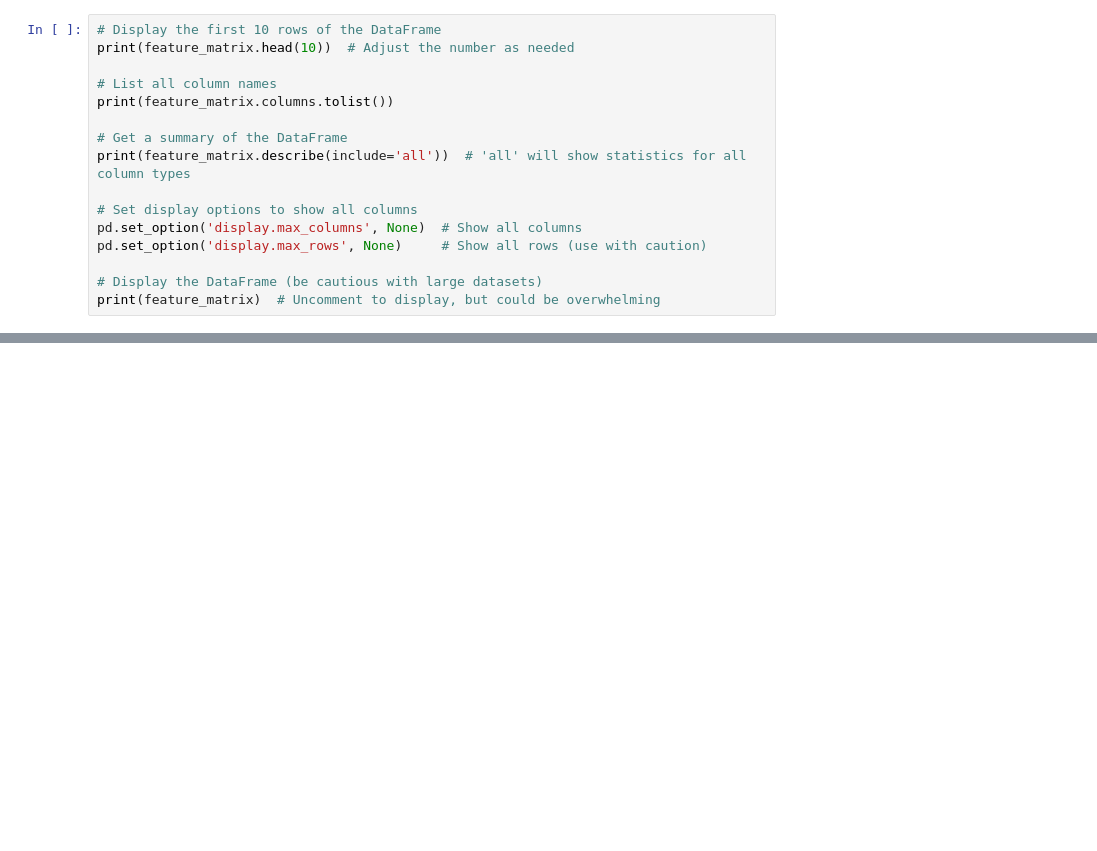
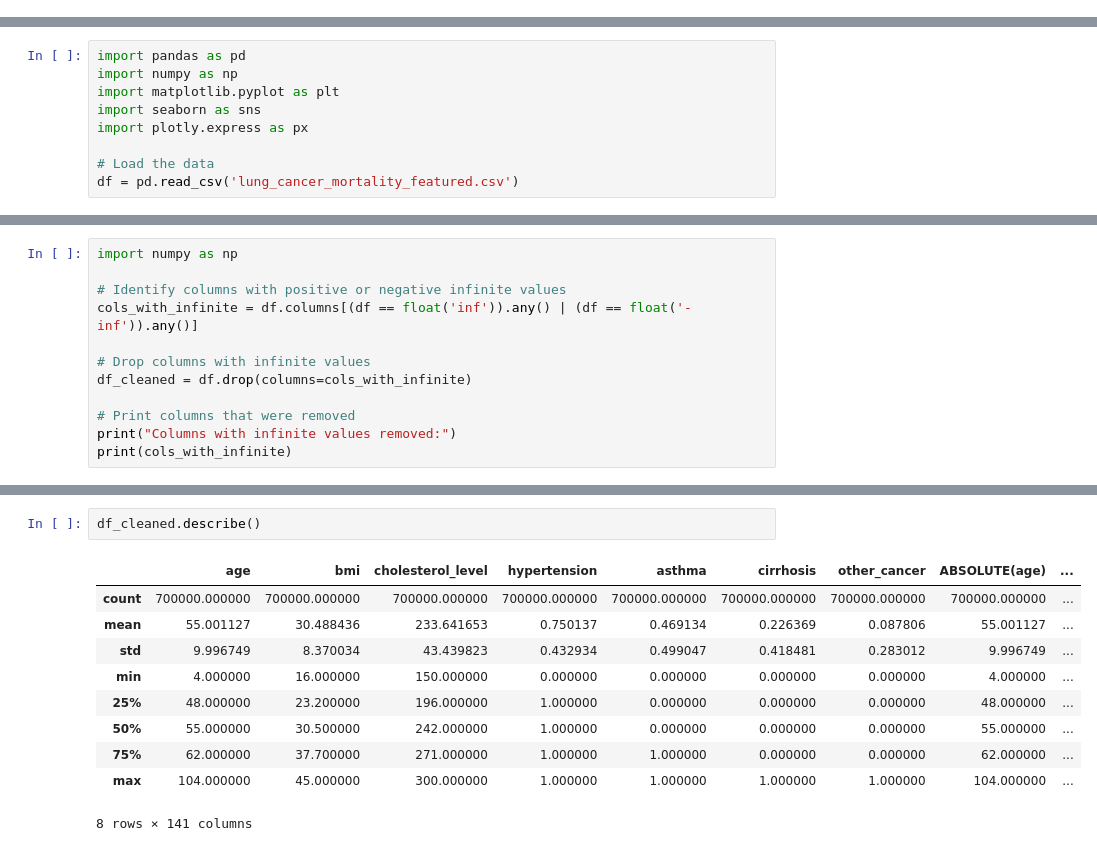
Before and after one commit to Shubhs0411/MLBD_Course_Project, a Jupyter notebook: EDA.ipynb, the cells around one changed output, grey strips where cells are left out. Drawn from its saved outputs; the diff is of its cells as text; blank space fills up the shorter version.

```diff
--- a/EDA.ipynb
+++ b/EDA.ipynb
@@ -196,16 +0,0 @@ None
-# %%
-# Display the first 10 rows of the DataFrame
-print(feature_matrix.head(10))  # Adjust the number as needed
-
-# List all column names
-print(feature_matrix.columns.tolist())
-
-# Get a summary of the DataFrame
-print(feature_matrix.describe(include='all'))  # 'all' will show statistics for all column types
-
-# Set display options to show all columns
-pd.set_option('display.max_columns', None)  # Show all columns
-pd.set_option('display.max_rows', None)     # Show all rows (use with caution)
-
-# Display the DataFrame (be cautious with large datasets)
-print(feature_matrix)  # Uncomment to display, but could be overwhelming
@@ -238,0 +3,9 @@ Error:
+# %%
+import pandas as pd
+import numpy as np
+import matplotlib.pyplot as plt
+import seaborn as sns
+import plotly.express as px
+
+# Load the data
+df = pd.read_csv('lung_cancer_mortality_featured.csv')
@@ -238,0 +105,12 @@ Error:
+# %%
+import numpy as np
+
+# Identify columns with positive or negative infinite values
+cols_with_infinite = df.columns[(df == float('inf')).any() | (df == float('-inf')).any()]
+
+# Drop columns with infinite values
+df_cleaned = df.drop(columns=cols_with_infinite)
+
+# Print columns that were removed
+print("Columns with infinite values removed:")
+print(cols_with_infinite)
@@ -238,0 +135,13 @@ Error:
+# %%
+df_cleaned.describe()
+# %% [output]
+|  | age | bmi | cholesterol_level | hypertension | asthma | cirrhosis | other_cancer | ABSOLUTE(age) | ... |
+| count | 700000.000000 | 700000.000000 | 700000.000000 | 700000.000000 | 700000.000000 | 700000.000000 | 700000.000000 | 700000.000000 | ... |
+| mean | 55.001127 | 30.488436 | 233.641653 | 0.750137 | 0.469134 | 0.226369 | 0.087806 | 55.001127 | ... |
+| std | 9.996749 | 8.370034 | 43.439823 | 0.432934 | 0.499047 | 0.418481 | 0.283012 | 9.996749 | ... |
+| min | 4.000000 | 16.000000 | 150.000000 | 0.000000 | 0.000000 | 0.000000 | 0.000000 | 4.000000 | ... |
+| 25% | 48.000000 | 23.200000 | 196.000000 | 1.000000 | 0.000000 | 0.000000 | 0.000000 | 48.000000 | ... |
+| 50% | 55.000000 | 30.500000 | 242.000000 | 1.000000 | 0.000000 | 0.000000 | 0.000000 | 55.000000 | ... |
+| 75% | 62.000000 | 37.700000 | 271.000000 | 1.000000 | 1.000000 | 0.000000 | 0.000000 | 62.000000 | ... |
+| max | 104.000000 | 45.000000 | 300.000000 | 1.000000 | 1.000000 | 1.000000 | 1.000000 | 104.000000 | ... |
+8 rows × 141 columns
```
Also changed, not shown: parts of 19 cells of this notebook, 1 other file.
